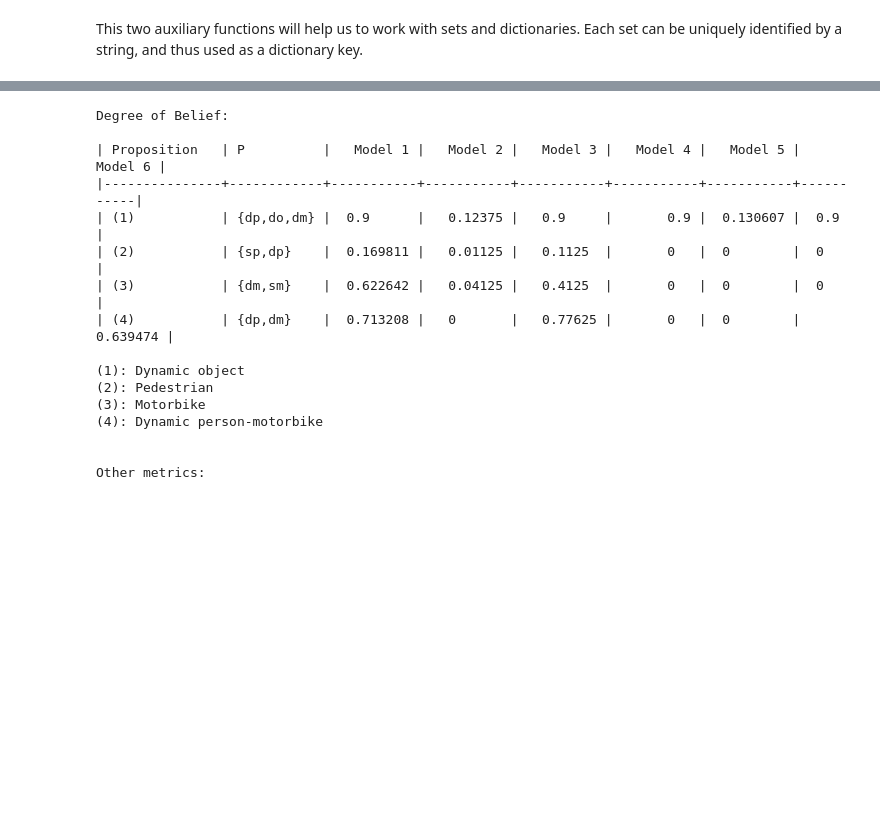
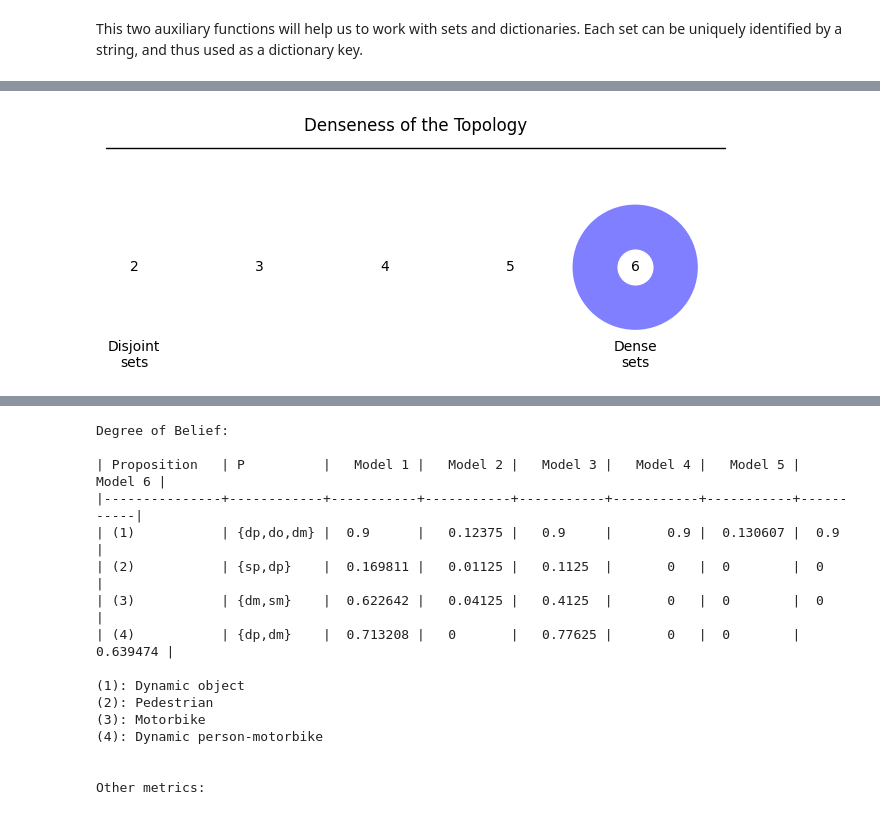
Before and after one commit to dpintoprieto/multi-layer-belief-model, a Jupyter notebook: multilayermodel.ipynb, the cells around one changed output, grey strips where cells are left out. Drawn from its saved outputs; the diff is of its cells as text; code cells hidden in the pictures; blank space fills up the shorter version.

```diff
--- a/multilayermodel.ipynb
+++ b/multilayermodel.ipynb
@@ -772,0 +514,71 @@ Delta:
+# %%
+# Denseness plot for E1
+
+topology = topology1.get_topology()
+dense_sets = topology1.get_dense_sets()
+
+# Create the figure and axis
+fig, ax = plt.subplots(figsize=(8, 4))  # Adjust the figsize to your preference
+
+# Set equal aspect ratio
+ax.set_aspect('equal')
+
+# Get non-empty elements of the topology
+topology_without_empty = [element for element in topology if element != set()]
+
+# Calculate the intersection counter for each element in the topology
+intersection_counter = {}  # Dictionary to store the intersection counter for each element
+
+for element in topology_without_empty:
+    counter = 0
+
+    for other_element in topology_without_empty:
+        if element.intersection(other_element):
+            counter += 1
+
+    intersection_counter[get_key(element)] = counter
+
+# Plot points and circles based on intersection counter
+for i, element in enumerate(topology_without_empty, start = 1):
+    keys_with_value_i = [key for key, value in intersection_counter.items() if value == i]
+
+    if keys_with_value_i:
+        circle_radius = len(keys_with_value_i) / len(topology_without_empty) * 0.5
+
+    else:
+        circle_radius = 0
+
+    # Plot the circle with the adjusted transparency
+    if i != 1:
+        circle = Circle((i, 0), radius=circle_radius, fill=True, edgecolor='none', color='blue', alpha = 0.5, linewidth=0.001)
+        ax.add_patch(circle)
+
+        # Plot the disc centers
+        ax.plot(i, 0, marker='o', markersize=25, color='white')
+        ax.text(i, 0, str(i), ha='center', va='center', color='black')
+
+
+    # Plot the "Disjoint sets" and "Dense sets" labels
+    if i == 2:
+        ax.text(i, -0.7, "Disjoint\nsets", ha='center', va='center', color='black')
+    elif i == len(topology_without_empty):
+        ax.text(i, -0.7, "Dense\nsets", ha='center', va='center', color='black')
+
+# Remove the x and y ticks and set the title
+ax.set_xticks([])
+ax.set_yticks([])
+title = ax.set_title("Denseness of the Topology")
+title.set_position([.5, 1.1])  # Adjust the vertical position of the title
+
+# Add an underline below the title
+ax.axhline(y=title.get_position()[1] - 0.15, color='black', linewidth=1)
+
+# Remove the box around the plot
+ax.spines['top'].set_visible(False)
+ax.spines['right'].set_visible(False)
+ax.spines['bottom'].set_visible(False)
+ax.spines['left'].set_visible(False)
+
+plt.show()
+# %% [output]
+[figure, added]
```
Also changed, not shown: parts of 89 cells of this notebook.
